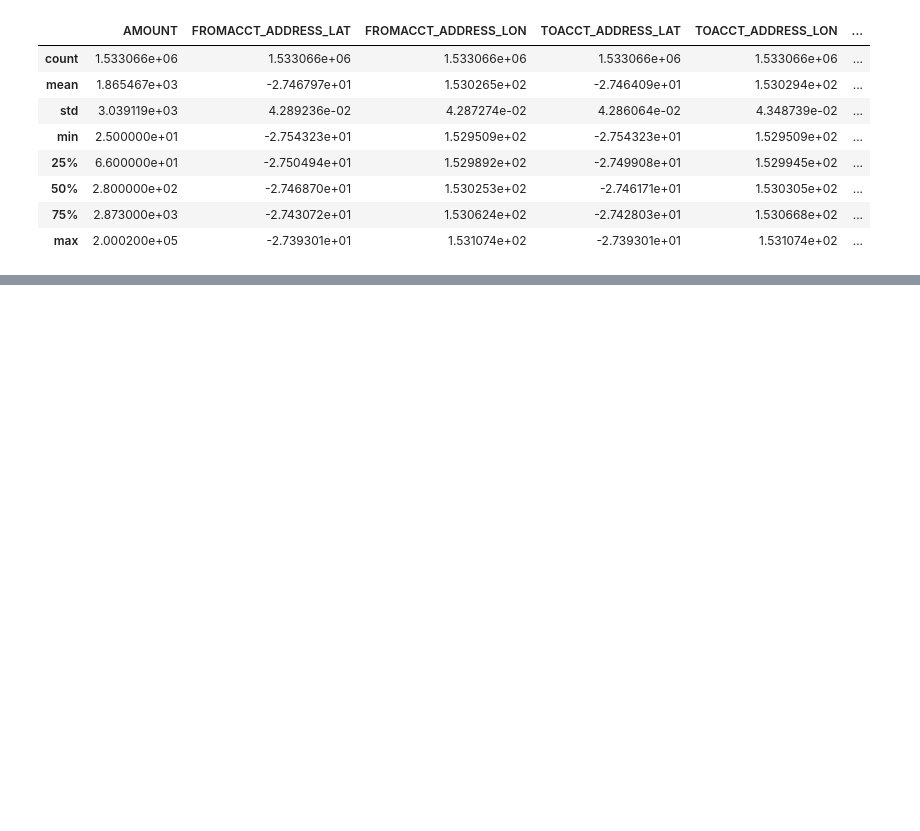
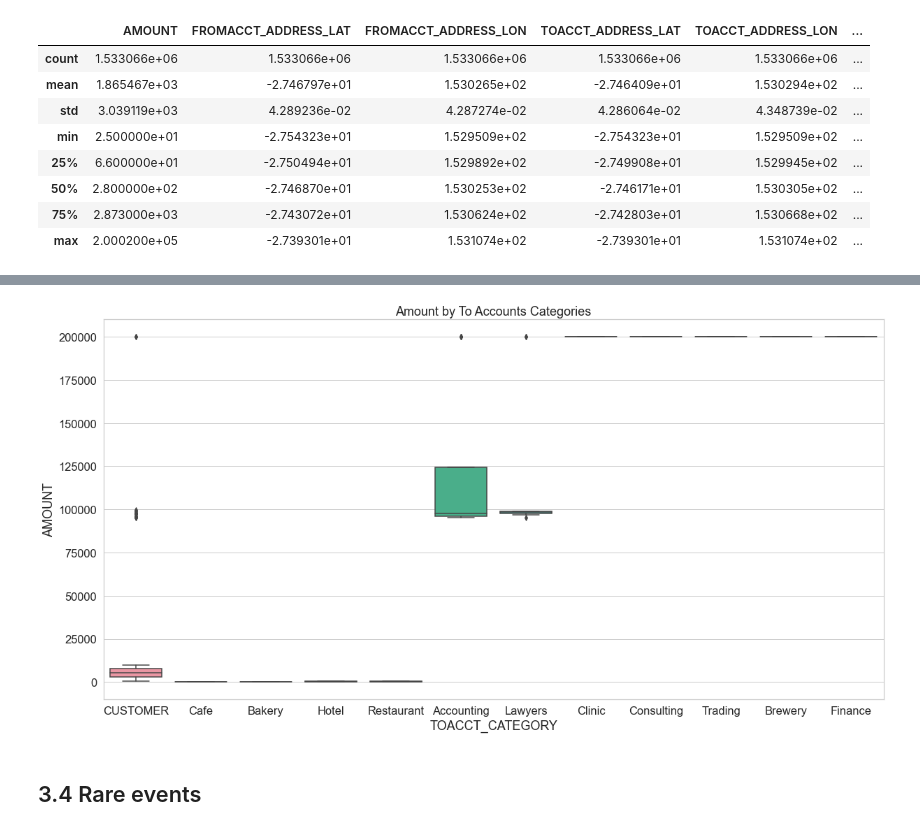
Before and after one commit to sindhri/anomaly2020, a Jupyter notebook: anomaly2020_visualization.ipynb, the cells around one changed output, grey strips where cells are left out. Saved outputs shown, nothing was run; the diff lists cells and outputs as text; code cells hidden in the pictures; blank space fills up the shorter version.

```diff
--- a/anomaly2020_visualization.ipynb
+++ b/anomaly2020_visualization.ipynb
@@ -413,0 +319,10 @@ transaction_month
+# %%
+sns.set(font_scale=1.5)
+sns.set_style('whitegrid')
+sns.boxplot(x='TOACCT_CATEGORY', y='AMOUNT', data=transaction)
+plt.title('Amount by To Accounts Categories')
+plt.savefig('img/boxplot_TOACCT_CATEGORY.png')
+# %% [output]
+[figure, added]
+# %% [markdown]
+## 3.4 Rare events
```
Also changed, not shown: parts of 53 cells of this notebook.
